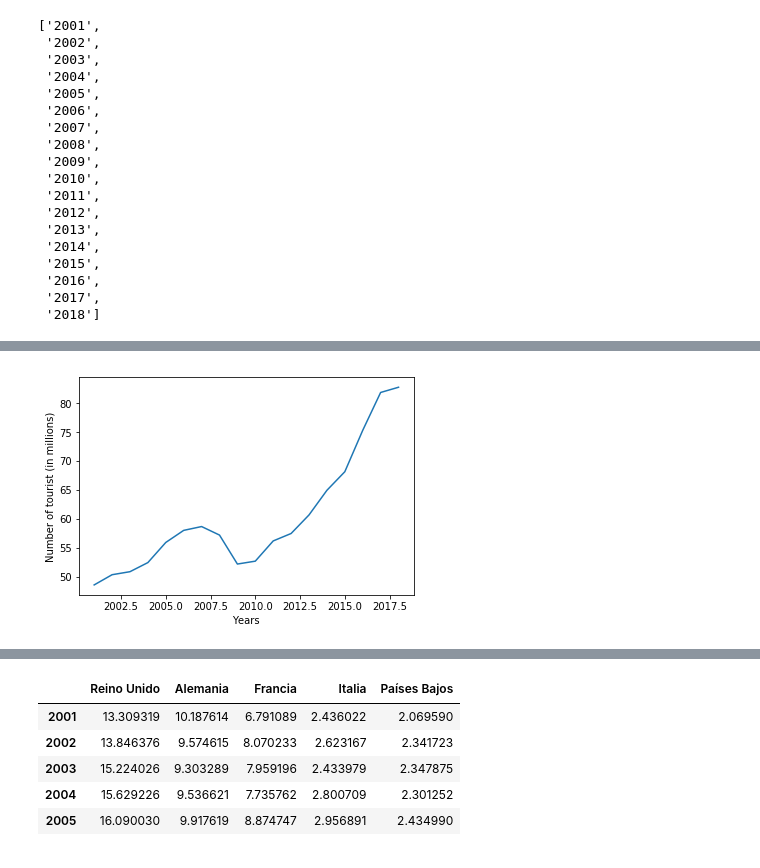
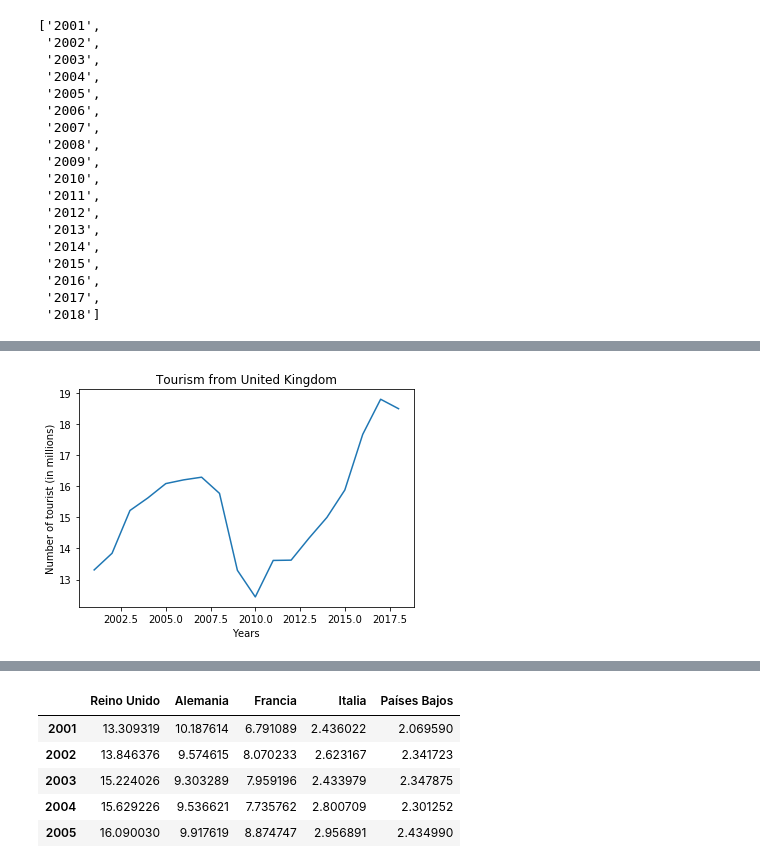
Before and after one commit to sgarciapuga/portfolio, a Jupyter notebook: spaintourism/SpainTourism.ipynb, the cells around one changed output, grey strips where cells are left out. Drawn from its saved outputs; the diff is of its cells as text; code cells hidden in the pictures.

```diff
--- a/spaintourism/SpainTourism.ipynb
+++ b/spaintourism/SpainTourism.ipynb
@@ -239,0 +230,11 @@ Name: Alemania, dtype: float64
+# %%
+#defining variables for countries to be plotted
+UK = df.loc["Reino Unido",years]
+Germany = df.loc["Alemania",years]
+France = df.loc["Francia",years]
+Italy = df.loc["Italia",years]
+Netherlands = df.loc["Países Bajos",years]
+Total = df.loc["Total", years]
+
+#checking head of one of the variables
+UK.head()
@@ -240,12 +248,12 @@ Name: Alemania, dtype: float64
 # %%
-Alemania.index = Alemania.index.map(int) # Change the index values to type integer for plotting
+#defining a function for easier plotting of countries
+def plot_country(country, title):
+    country.index = country.index.map(int) # Change the index values to type integer for plotting
 
-fig, ax = plt.subplots()
+    fig, ax = plt.subplots()
 
-ax.set_title('Tourism from Germany')
-ax.set_ylabel('Number of tourist (in millions)')
-ax.set_xlabel('Years')
-#plt.text(2005.5, 10400000, "Crisis 2008")
-#ax.yaxis.set_major_formatter(formatter)
-Alemania.plot(kind='line')
-plt.show()
+    ax.set_title(title) #title to be changed
+    ax.set_ylabel("Number of tourist (in millions)")
+    ax.set_xlabel("Years")
+    country.plot(kind='line')
+    plt.show()
@@ -254,11 +260,5 @@ plt.show()
-# %%
-Total = df.loc["Total",years]
-Total.index = Total.index.map(int)
-fig, ax = plt.subplots()
-ax.set_ylabel('Number of tourist (in millions)')
-plt.xlabel('Years')
-#ax.yaxis.set_major_formatter(formatter)
-Total.plot(kind="line")
-plt.show()
-# %% [output]
-[figure, removed]
+# %%
+title = "Tourism from United Kingdom"
+plot_country(UK, title)
+# %% [output]
+[figure, added]
```
Also changed, not shown: parts of 9 cells of this notebook, 9 other files.
